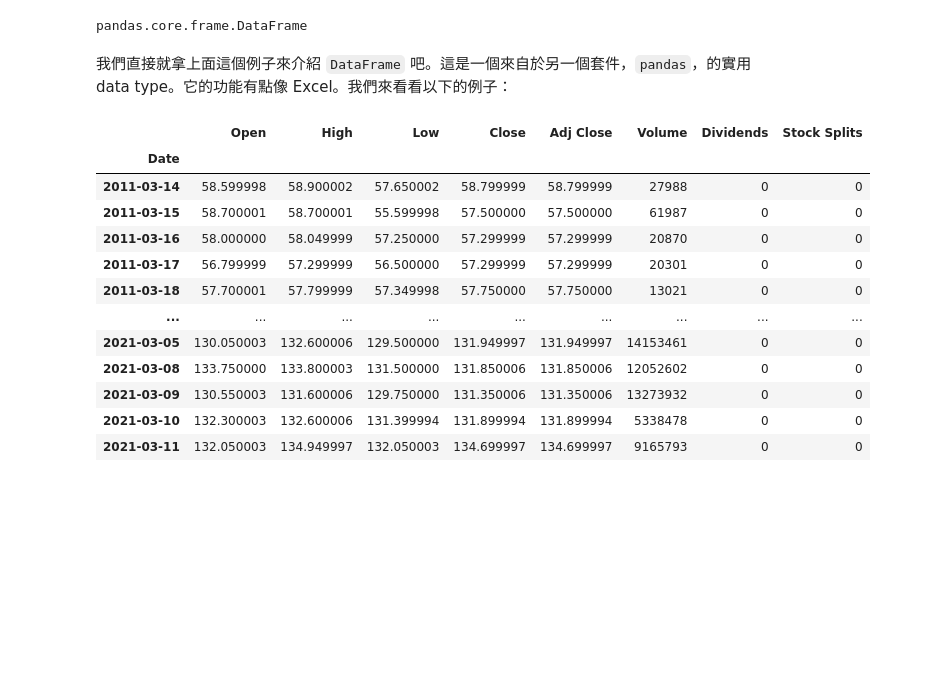
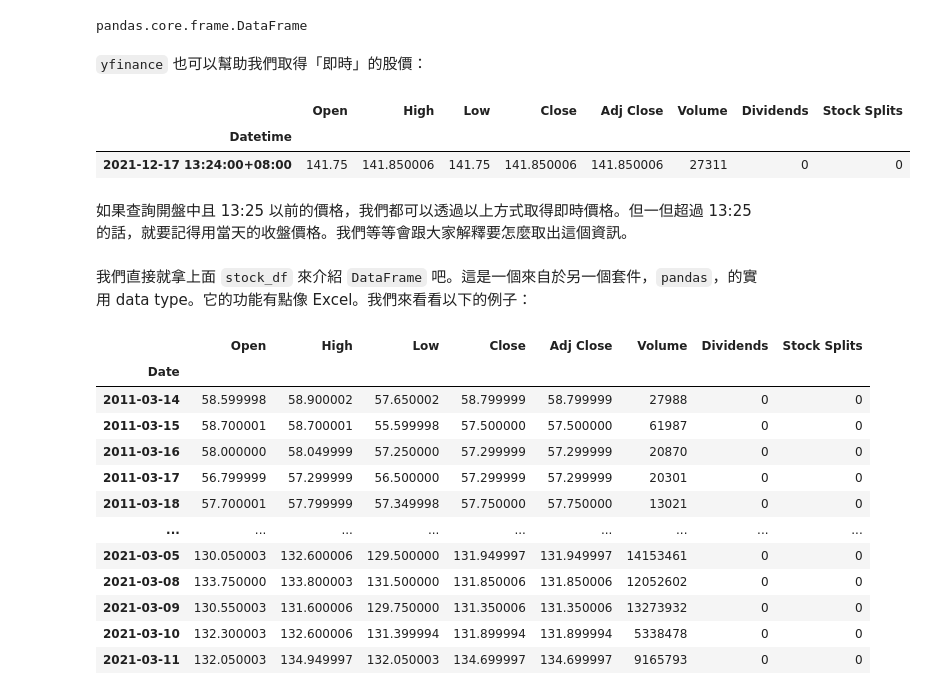
Before and after one commit to icheft/IMAGE2021-Stock-Analysis-Tutorial, a Jupyter notebook: Notebooks/02-Python-Plot.ipynb, the cells around one changed output. Drawn from its saved outputs; the diff is of its cells as text; code cells hidden in the pictures; blank space fills up the shorter version.

```diff
--- a/Notebooks/02-Python-Plot.ipynb
+++ b/Notebooks/02-Python-Plot.ipynb
@@ -67,8 +67,21 @@ stock_df = stock_obj.history(start='2011-3-12', end='2021-3-12', auto_adjust=Fal
 type(stock_df)
 # %% [output]
 pandas.core.frame.DataFrame
+# %% [markdown]
+`yfinance` 也可以幫助我們取得「即時」的股價：
+# %%
+# valid periods: 1d,5d,1mo,3mo,6mo,1y,2y,5y,10y,ytd,max
+# valid intervals: 1m,2m,5m,15m,30m,60m,90m,1h,1d,5d,1wk,1mo,3mo
+real_time_data = stock_obj.history(period='1d', interval='1m', auto_adjust=False).sort_index(ascending=False).head(1)
+real_time_data
+# %% [output]
+|  | Open | High | Low | Close | Adj Close | Volume | Dividends | Stock Splits |
+| Datetime |  |  |  |  |  |  |  |  |
+| 2021-12-17 13:24:00+08:00 | 141.75 | 141.850006 | 141.75 | 141.850006 | 141.850006 | 27311 | 0 | 0 |
+# %% [markdown]
+如果查詢開盤中且 13:25 以前的價格，我們都可以透過以上方式取得即時價格。但一但超過 13:25 的話，就要記得用當天的收盤價格。我們等等會跟大家解釋要怎麼取出這個資訊。
 # %% [markdown]
-我們直接就拿上面這個例子來介紹 `DataFrame` 吧。這是一個來自於另一個套件，`pandas`，的實用 data type。它的功能有點像 Excel。我們來看看以下的例子：
+我們直接就拿上面 `stock_df` 來介紹 `DataFrame` 吧。這是一個來自於另一個套件，`pandas`，的實用 data type。它的功能有點像 Excel。我們來看看以下的例子：
 # %%
 # 呈現 DataFrame
 display(stock_df)
```
Also changed, not shown: parts of 11 cells of this notebook, 10 other files.
